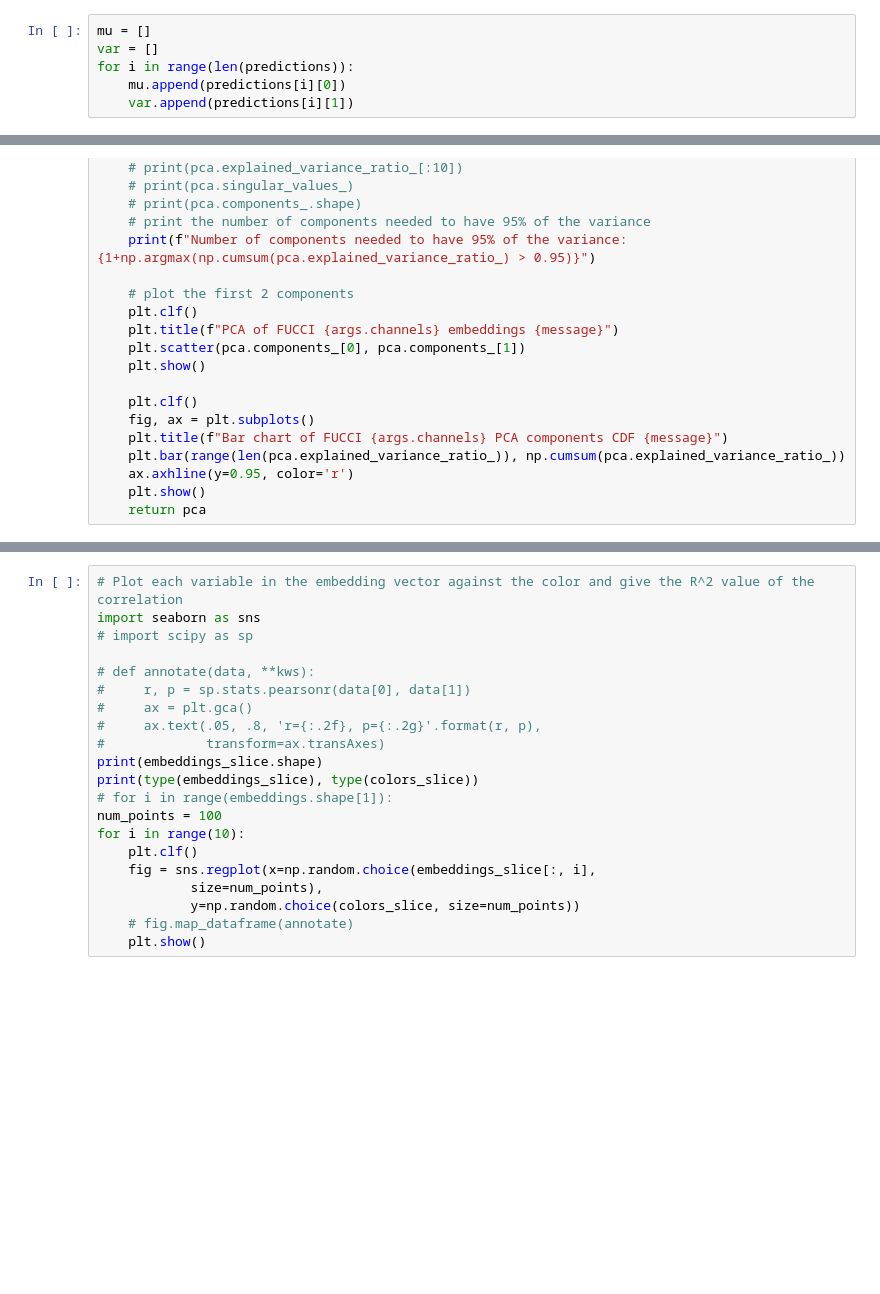
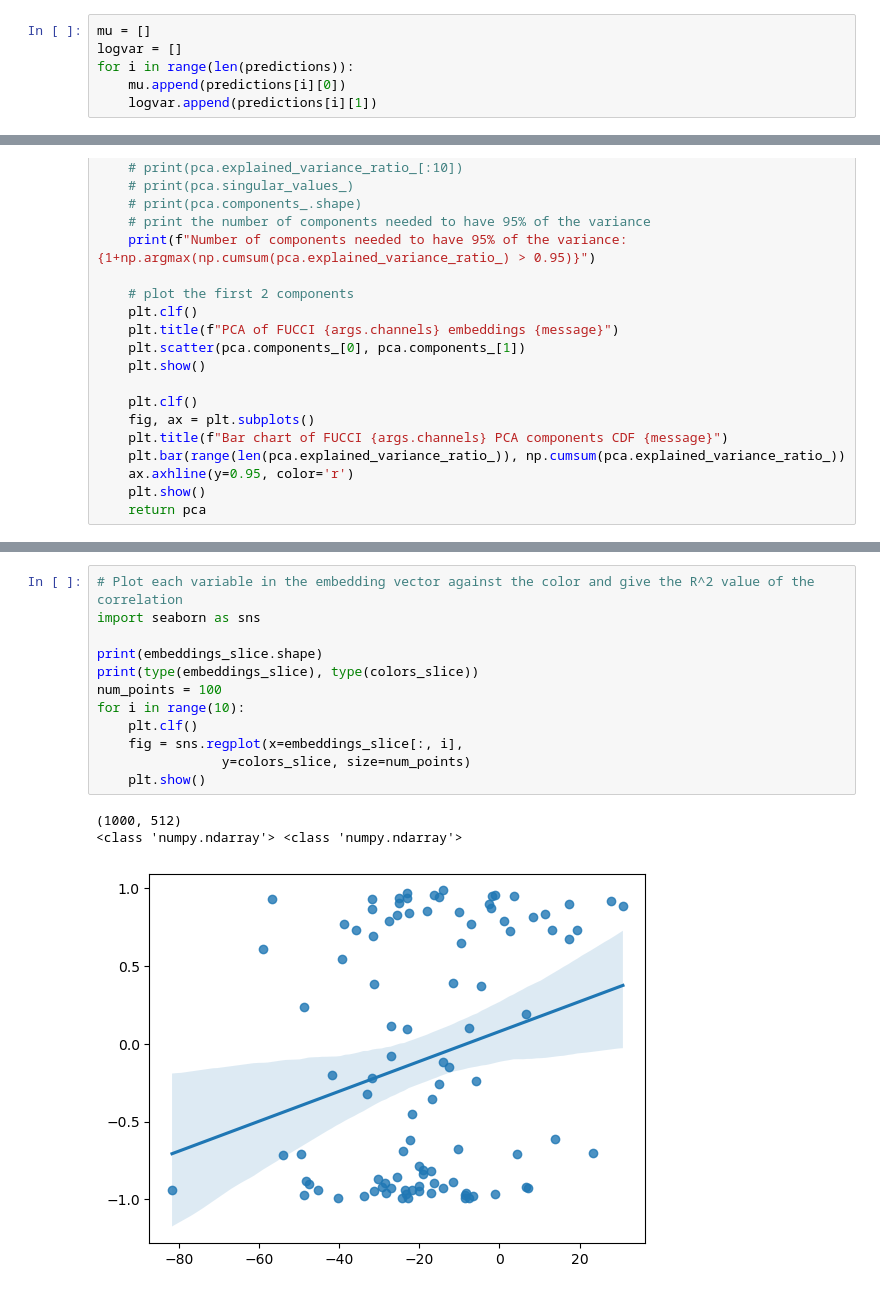
Before and after one commit to ishan-gaur/implicit-cell-model, a Jupyter notebook: embedding.ipynb, the cells around one changed output, grey strips where cells are left out. Cells and saved outputs as stored; diff of their text form; blank space fills up the shorter version.

```diff
--- a/embedding.ipynb
+++ b/embedding.ipynb
@@ -184,8 +208,8 @@ print(len(batch_indices))
 # %%
 mu = []
-var = []
+logvar = []
 for i in range(len(predictions)):
     mu.append(predictions[i][0])
-    var.append(predictions[i][1])
+    logvar.append(predictions[i][1])
 # %%
 mu = torch.cat(mu)
@@ -337,21 +403,16 @@ umap.plot.points(umap_embedding, values=colors_slice, cmap="RdYlGn")
 # %%
 # Plot each variable in the embedding vector against the color and give the R^2 value of the correlation
 import seaborn as sns
-# import scipy as sp
 
-# def annotate(data, **kws):
-#     r, p = sp.stats.pearsonr(data[0], data[1])
-#     ax = plt.gca()
-#     ax.text(.05, .8, 'r={:.2f}, p={:.2g}'.format(r, p),
-#             transform=ax.transAxes)
 print(embeddings_slice.shape)
 print(type(embeddings_slice), type(colors_slice))
-# for i in range(embeddings.shape[1]):
 num_points = 100
 for i in range(10):
     plt.clf()
-    fig = sns.regplot(x=np.random.choice(embeddings_slice[:, i],
-            size=num_points),
-            y=np.random.choice(colors_slice, size=num_points))
-    # fig.map_dataframe(annotate)
+    fig = sns.regplot(x=embeddings_slice[:, i],
+                y=colors_slice, size=num_points)
     plt.show()
+# %% [output]
+(1000, 512)
+<class 'numpy.ndarray'> <class 'numpy.ndarray'>
+[figure, added]
```
Also changed, not shown: parts of 26 cells of this notebook, 4 other files.
